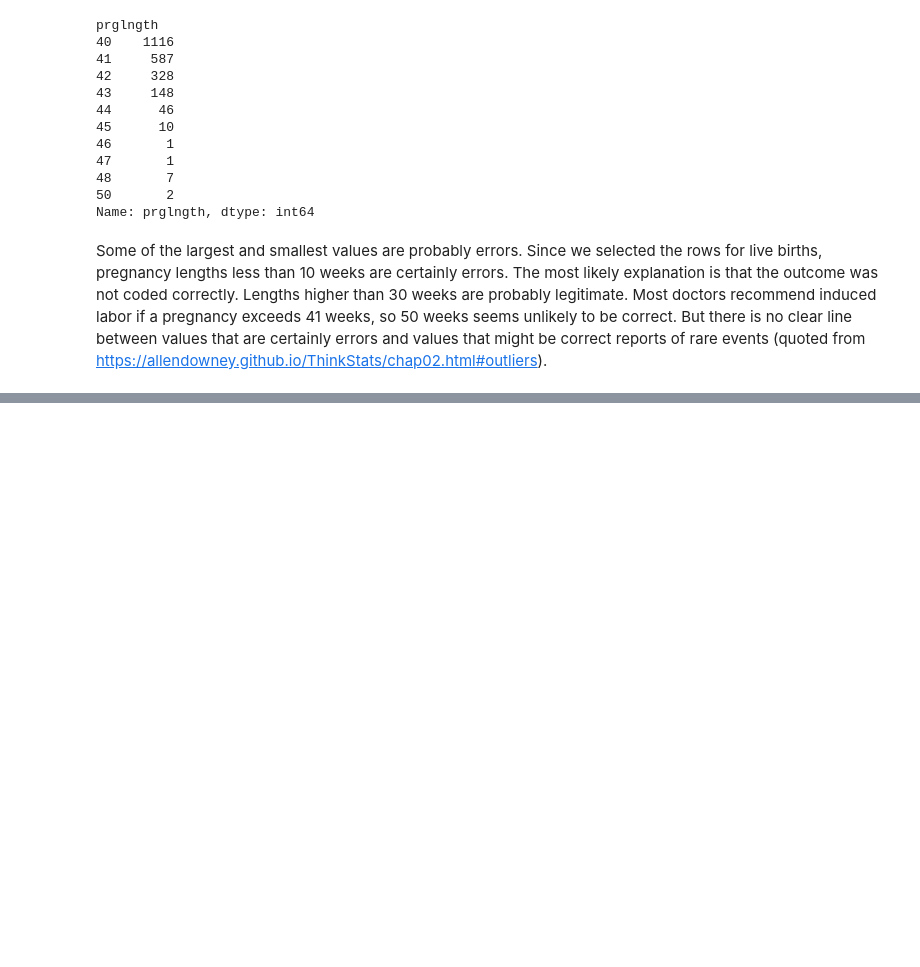
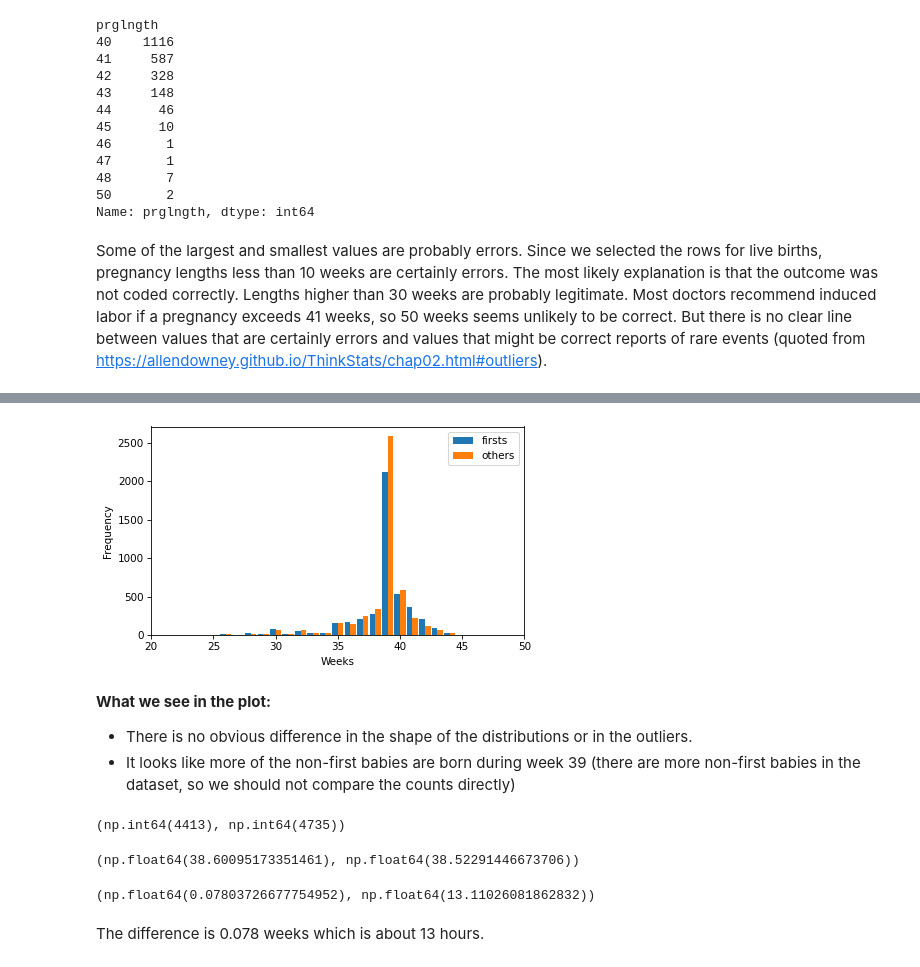
Before and after one commit to mindeleven/algo-trading-bootcamp, a Jupyter notebook: 02-Think-Stats/Notebooks/02_Distributions.ipynb, the cells around one changed output, grey strips where cells are left out. Drawn from its saved outputs; the diff is of its cells as text; code cells hidden in the pictures; blank space fills up the shorter version.

Commit message:
Comparing the distribution of first and non-first babies

```diff
--- a/02-Think-Stats/Notebooks/02_Distributions.ipynb
+++ b/02-Think-Stats/Notebooks/02_Distributions.ipynb
@@ -311,0 +316,3 @@ Some of the largest and smallest values are probably errors. Since we selected t
+# %%
+firsts = live.query("birthord == 1")
+firsts
@@ -311,0 +333,3 @@ Some of the largest and smallest values are probably errors. Since we selected t
+# %%
+others = live.query("birthord != 1")
+others
@@ -311,0 +350,36 @@ Some of the largest and smallest values are probably errors. Since we selected t
+# %%
+# making a Hist of pregnancy lengths for each group
+first_hist = Hist.from_seq(firsts["prglngth"], name="firsts")
+other_hist = Hist.from_seq(others["prglngth"], name="others")
+# %%
+# function to plot two histograms side-by-side
+def two_bar_plots(hist1, hist2, width=0.45, **options):
+    hist1.bar(align="edge", width=-width, **options)
+    hist2.bar(align="edge", width=width, **options)
+# %%
+two_bar_plots(first_hist, other_hist)
+decorate(xlabel="Weeks", ylabel="Frequency", xlim=[20, 50])
+# %% [output]
+[figure, added]
+# %% [markdown]
+__What we see in the plot:__
+- There is no obvious difference in the shape of the distributions or in the outliers.
+- It looks like more of the non-first babies are born during week 39 (there are more non-first babies in the dataset, so we should not compare the counts directly)
+# %%
+firsts["prglngth"].count(), others["prglngth"].count()
+# %% [output]
+(np.int64(4413), np.int64(4735))
+# %%
+# comparing the means of the distributions
+first_mean = firsts["prglngth"].mean()
+other_mean = others["prglngth"].mean()
+first_mean, other_mean # it looks like first babies are a little bit later on average
+# %% [output]
+(np.float64(38.60095173351461), np.float64(38.52291446673706))
+# %%
+diff = first_mean - other_mean
+diff, diff * 7 * 24 # difference in 0.078 weeks, difference in hours
+# %% [output]
+(np.float64(0.07803726677754952), np.float64(13.11026081862832))
+# %% [markdown]
+The difference is 0.078 weeks which is about 13 hours.
```
Also changed, not shown: parts of 5 cells of this notebook.
